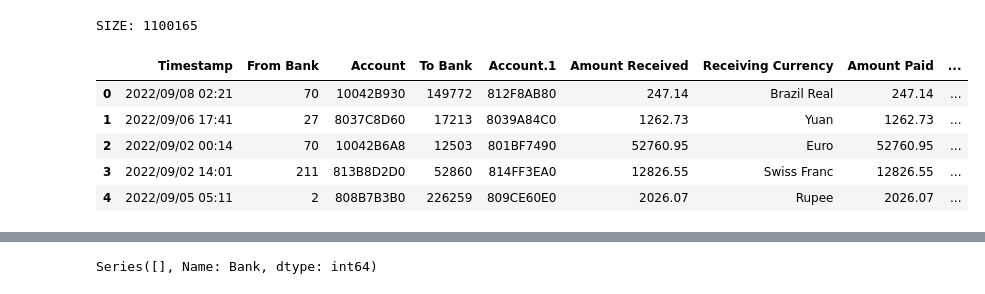
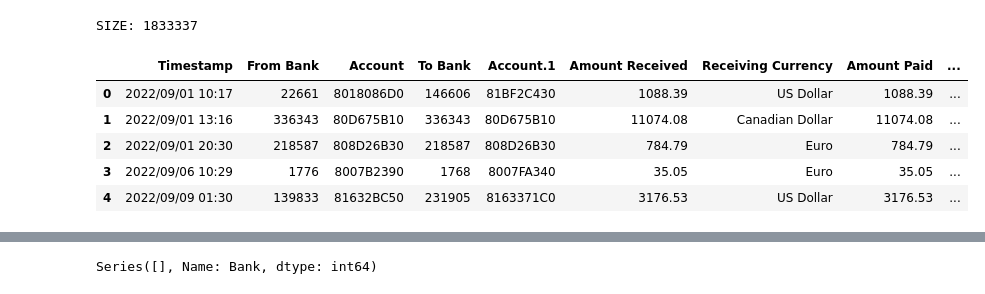
Before and after one commit to Bmorseletto/Tp-Grupal, a Jupyter notebook: money-laundering-analysis.ipynb, the cells around one changed output, grey strips where cells are left out. Saved outputs shown, nothing was run; the diff lists cells and outputs as text; code cells hidden in the pictures.

```diff
--- a/money-laundering-analysis.ipynb
+++ b/money-laundering-analysis.ipynb
@@ -1,19 +1,19 @@
 # %%
 import numpy as np
 import pandas as pd
 
-INPUT_ID = 0
+INPUT_ID = 1
 trans_df = pd.read_csv(f"./datasets/input_{INPUT_ID}.csv")
 print("SIZE:", trans_df.size)
 trans_df.head(5)
 # %% [output]
-SIZE: 1100165
+SIZE: 1833337
 |  | Timestamp | From Bank | Account | To Bank | Account.1 | Amount Received | Receiving Currency | Amount Paid | ... |
-| 0 | 2022/09/08 02:21 | 70 | 10042B930 | 149772 | 812F8AB80 | 247.14 | Brazil Real | 247.14 | ... |
-| 1 | 2022/09/06 17:41 | 27 | 8037C8D60 | 17213 | 8039A84C0 | 1262.73 | Yuan | 1262.73 | ... |
-| 2 | 2022/09/02 00:14 | 70 | 10042B6A8 | 12503 | 801BF7490 | 52760.95 | Euro | 52760.95 | ... |
-| 3 | 2022/09/02 14:01 | 211 | 813B8D2D0 | 52860 | 814FF3EA0 | 12826.55 | Swiss Franc | 12826.55 | ... |
-| 4 | 2022/09/05 05:11 | 2 | 808B7B3B0 | 226259 | 809CE60E0 | 2026.07 | Rupee | 2026.07 | ... |
+| 0 | 2022/09/01 10:17 | 22661 | 8018086D0 | 146606 | 81BF2C430 | 1088.39 | US Dollar | 1088.39 | ... |
+| 1 | 2022/09/01 13:16 | 336343 | 80D675B10 | 336343 | 80D675B10 | 11074.08 | Canadian Dollar | 11074.08 | ... |
+| 2 | 2022/09/01 20:30 | 218587 | 808D26B30 | 218587 | 808D26B30 | 784.79 | Euro | 784.79 | ... |
+| 3 | 2022/09/06 10:29 | 1776 | 8007B2390 | 1768 | 8007FA340 | 35.05 | Euro | 35.05 | ... |
+| 4 | 2022/09/09 01:30 | 139833 | 81632BC50 | 231905 | 8163371C0 | 3176.53 | US Dollar | 3176.53 | ... |
 # %%
 # Analyze timestamps.
 print(f"Timestamp range: [{trans_df["Timestamp"].min()},{trans_df["Timestamp"].max()}]")
```
Also changed, not shown: parts of 16 cells of this notebook, 12 other files.
